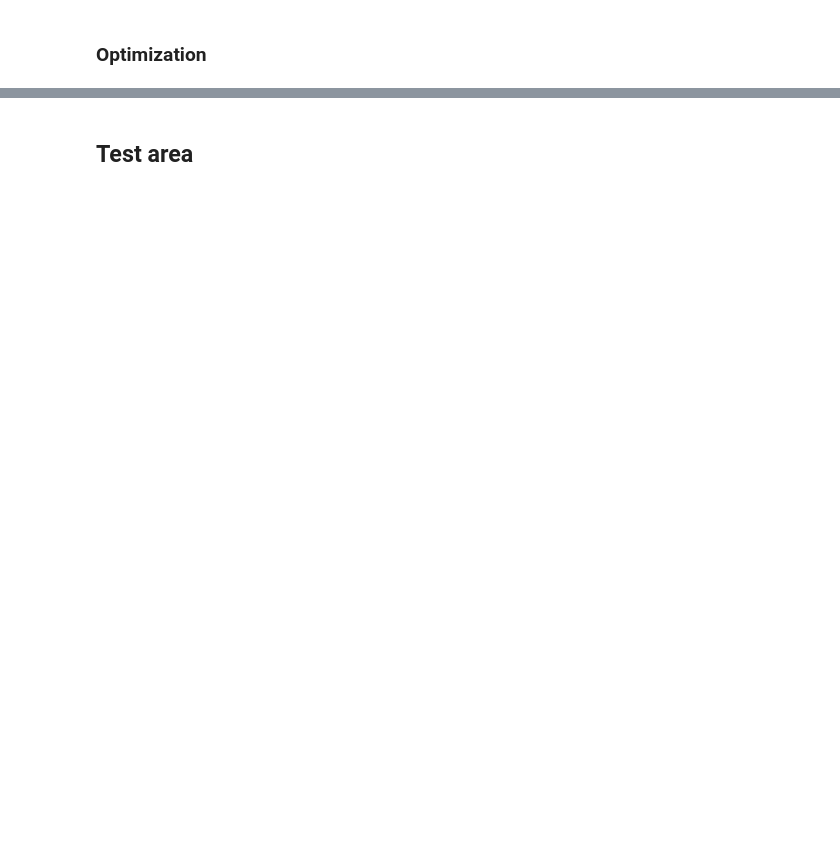
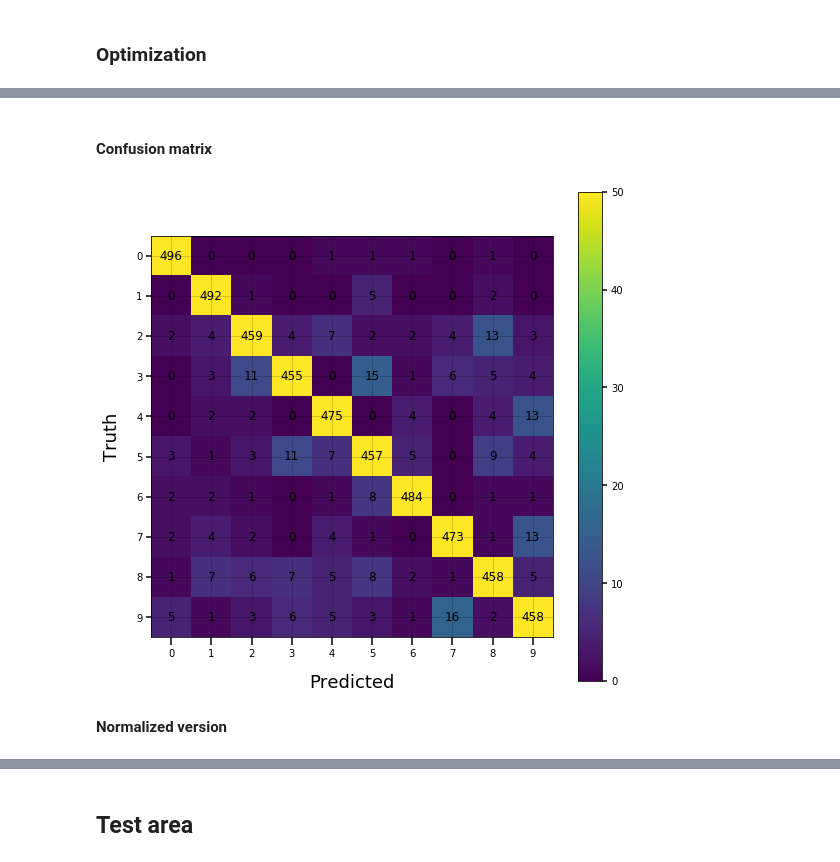
Before and after one commit to denglert/machine-learning-sandbox, a Jupyter notebook: courses/Coursera_Machine_Learning/Week_4_Neural_Networks/exercise/Multi_class_logistic_regression.ipynb, the cells around one changed output, grey strips where cells are left out. Saved outputs shown, nothing was run; the diff lists cells and outputs as text; code cells hidden in the pictures; blank space fills up the shorter version.

```diff
--- a/courses/Coursera_Machine_Learning/Week_4_Neural_Networks/exercise/Multi_class_logistic_regression.ipynb
+++ b/courses/Coursera_Machine_Learning/Week_4_Neural_Networks/exercise/Multi_class_logistic_regression.ipynb
@@ -446,0 +536,2 @@ accuracy(y, y_predicted)
+# %%
+y_pred = one_vs_all(theta_opts[1.0], X, y)
@@ -446,0 +544,27 @@ accuracy(y, y_predicted)
+# %% [markdown]
+#### Confusion matrix
+# %%
+def plot_confusion_matrix(matrix, cmap='viridis', vmax=0.05, label_format="{:.3f}"):
+    nx, ny = matrix.shape
+    f,a = plt.subplots(figsize=(9,9), subplot_kw={'aspect':'equal'})
+    a.set_ylabel('Truth')
+    a.set_xlabel('Predicted')
+    im = a.imshow(matrix, cmap=cmap, vmax=vmax)
+
+    for x in range(nx):
+        for y in range(ny):
+            label = label_format.format(matrix[x][y])
+            a.annotate(label, xy=(y, x),
+                        horizontalalignment='center',
+                        verticalalignment='center')
+    cb = f.colorbar(im)
+    a.set_xticks(range(K));
+    a.set_yticks(range(K));
+# %%
+def construct_confusion_matrix(truths, preds):
+
+    K = len(np.unique(truths))
+    confusion = np.zeros((K,K))
+    for truth, pred in zip(truths, preds):
+        confusion[truth][pred] += 1
+    return confusion
@@ -446,0 +575,8 @@ accuracy(y, y_predicted)
+# %%
+confusion = construct_confusion_matrix(labels,y_pred)
+# %%
+plot_confusion_matrix(confusion, vmax=50, label_format="{:.0f}")
+# %% [output]
+[figure, added]
+# %% [markdown]
+**Normalized version**
```
Also changed, not shown: parts of 80 cells of this notebook, 1 other file.
